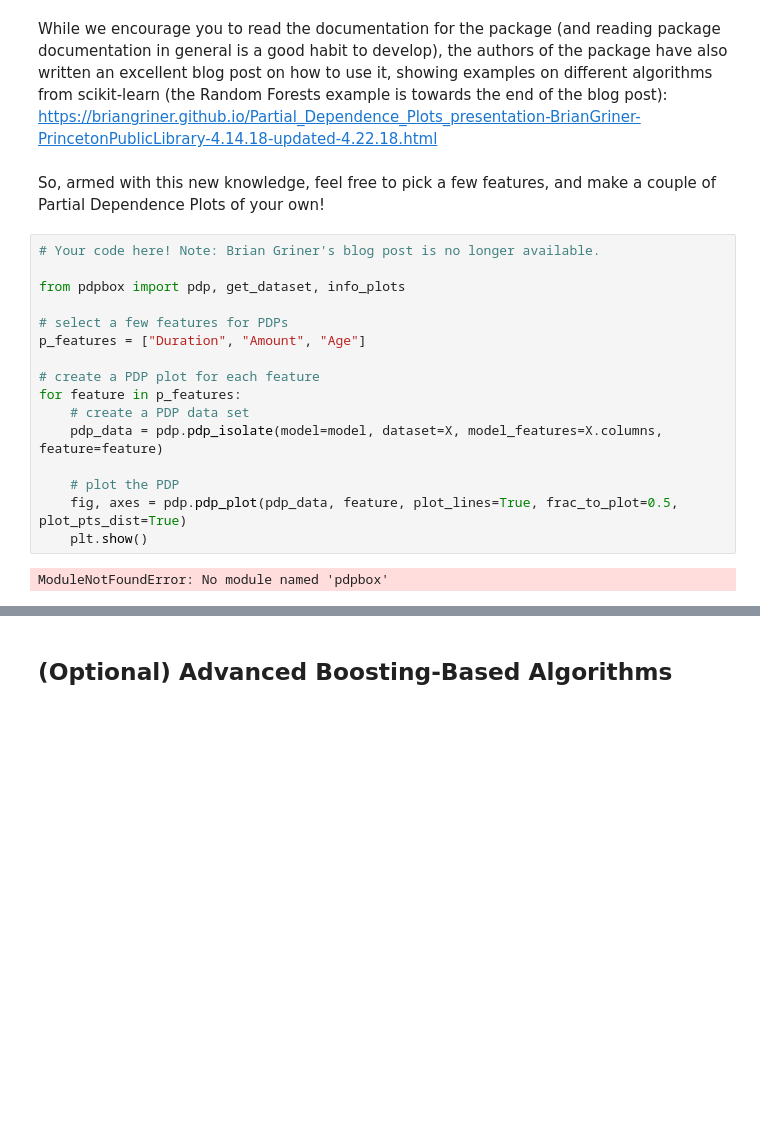
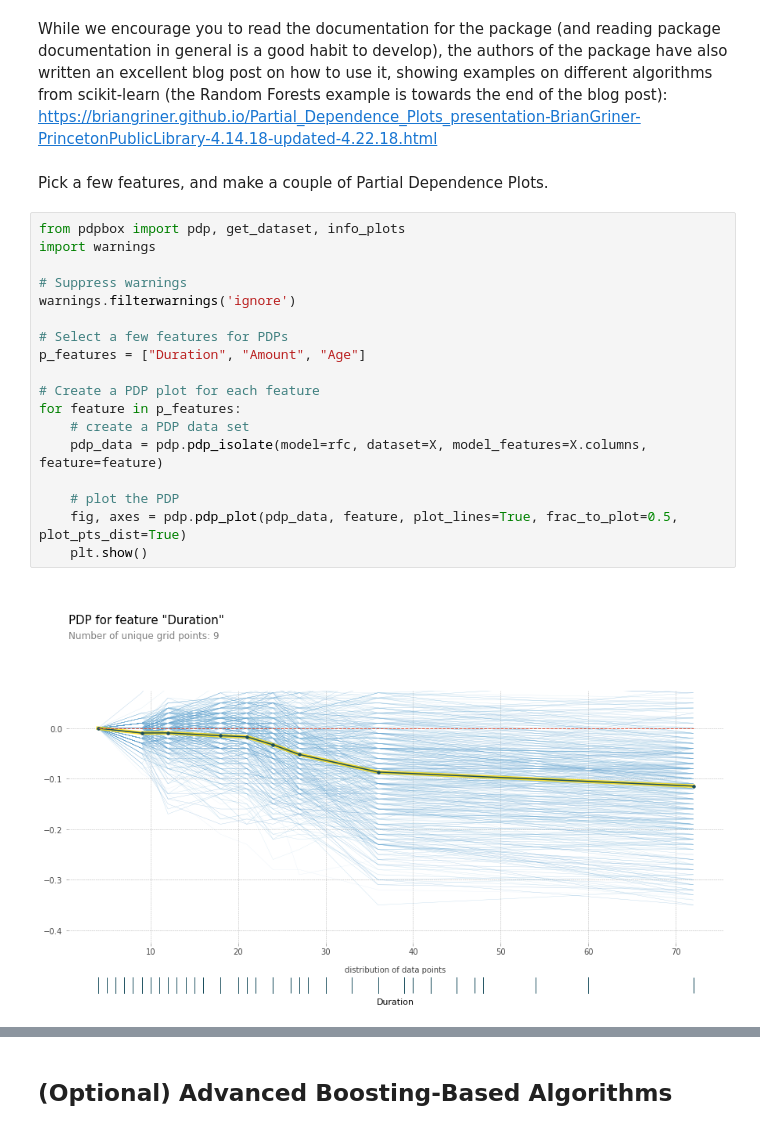
Before and after one commit to eddiechu888/mec-mini-projects, a Jupyter notebook: mec-13.5.1-tree-based-algorithms-mini-project/EddieChu_13_5_1_Tree-Based_Algorithms.ipynb, the cells around one changed output, grey strips where cells are left out. Cells and saved outputs as stored; diff of their text form; blank space fills up the shorter version.

```diff
--- a/mec-13.5.1-tree-based-algorithms-mini-project/EddieChu_13_5_1_Tree-Based_Algorithms.ipynb
+++ b/mec-13.5.1-tree-based-algorithms-mini-project/EddieChu_13_5_1_Tree-Based_Algorithms.ipynb
@@ -263,22 +271,24 @@ hint: See above for output from the failure.
 # %% [markdown]
 While we encourage you to read the documentation for the package (and reading package documentation in general is a good habit to develop), the authors of the package have also written an excellent blog post on how to use it, showing examples on different algorithms from scikit-learn (the Random Forests example is towards the end of the blog post): https://briangriner.github.io/Partial_Dependence_Plots_presentation-BrianGriner-PrincetonPublicLibrary-4.14.18-updated-4.22.18.html
 # %% [markdown]
-So, armed with this new knowledge, feel free to pick a few features, and make a couple of Partial Dependence Plots of your own!
+Pick a few features, and make a couple of Partial Dependence Plots.
 # %%
-# Your code here! Note: Brian Griner's blog post is no longer available.
+from pdpbox import pdp, get_dataset, info_plots
+import warnings
 
-from pdpbox import pdp, get_dataset, info_plots
+# Suppress warnings
+warnings.filterwarnings('ignore')
 
-# select a few features for PDPs
+# Select a few features for PDPs
 p_features = ["Duration", "Amount", "Age"]
 
-# create a PDP plot for each feature
+# Create a PDP plot for each feature
 for feature in p_features:
     # create a PDP data set
-    pdp_data = pdp.pdp_isolate(model=model, dataset=X, model_features=X.columns, feature=feature)
+    pdp_data = pdp.pdp_isolate(model=rfc, dataset=X, model_features=X.columns, feature=feature)
 
     # plot the PDP
     fig, axes = pdp.pdp_plot(pdp_data, feature, plot_lines=True, frac_to_plot=0.5, plot_pts_dist=True)
     plt.show()
 # %% [output]
-ModuleNotFoundError: No module named 'pdpbox'
+[figure, added]
```
Also changed, not shown: parts of 20 cells of this notebook, 6 other files.
